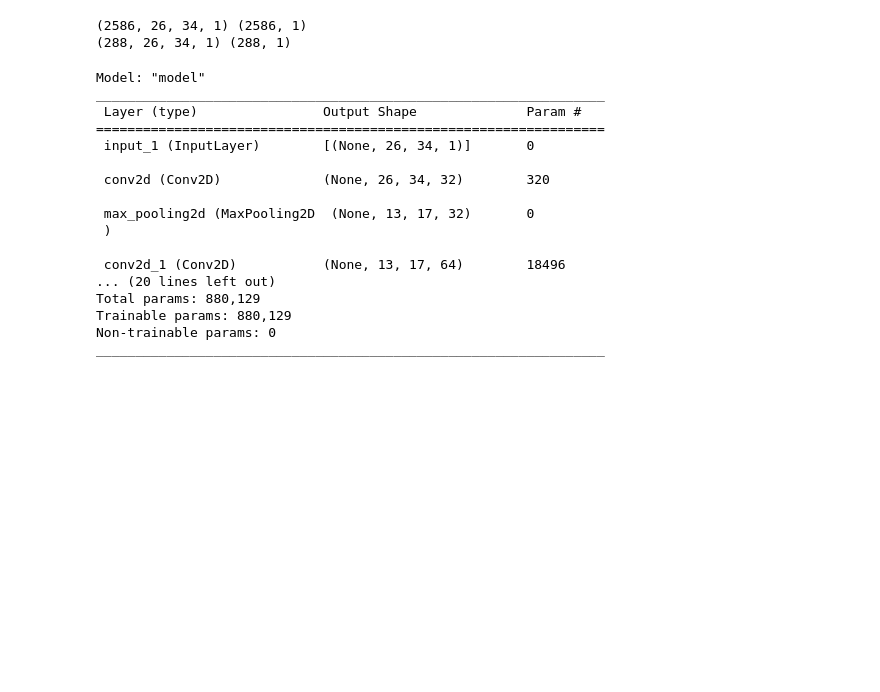
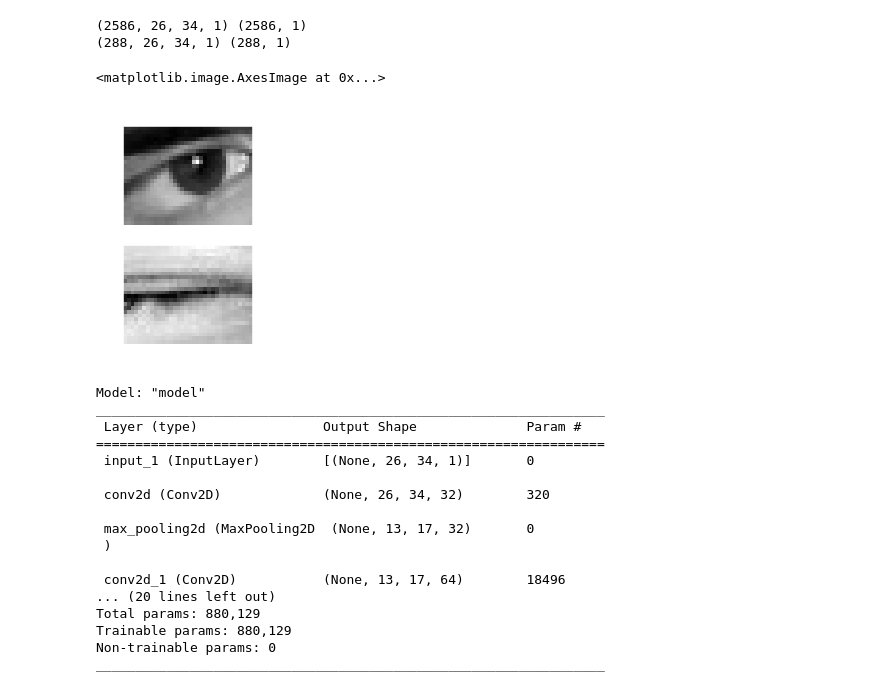
Before and after one commit to ML-Oz/Oz-Python, a Jupyter notebook: main.ipynb, the cells around one changed output. Drawn from its saved outputs; the diff is of its cells as text; code cells hidden in the pictures; blank space fills up the shorter version.

```diff
--- a/main.ipynb
+++ b/main.ipynb
@@ -21,12 +21,21 @@ filePath = '/content/drive/MyDrive/Colab Notebooks/기계학습팀플/Oz-Python/
 # %%
 x_train = np.load(filePath + 'dataset/x_train.npy').astype(np.float32)
 y_train = np.load(filePath + 'dataset/y_train.npy').astype(np.float32)
 x_val = np.load(filePath + 'dataset/x_val.npy').astype(np.float32)
 y_val = np.load(filePath + 'dataset/y_val.npy').astype(np.float32)
 
 print(x_train.shape, y_train.shape)
 print(x_val.shape, y_val.shape)
+
+plt.subplot(2, 1, 1)
+plt.title(str(y_train[0]))
+plt.imshow(x_train[0].reshape((26, 34)), cmap='gray')
+plt.subplot(2, 1, 2)
+plt.title(str(y_val[4]))
+plt.imshow(x_val[4].reshape((26, 34)), cmap='gray')
 # %% [output]
 (2586, 26, 34, 1) (2586, 1)
 (288, 26, 34, 1) (288, 1)
+<matplotlib.image.AxesImage at 0x...>
+[figure, added]
 # %%
```
Also changed, not shown: parts of 4 cells of this notebook.
